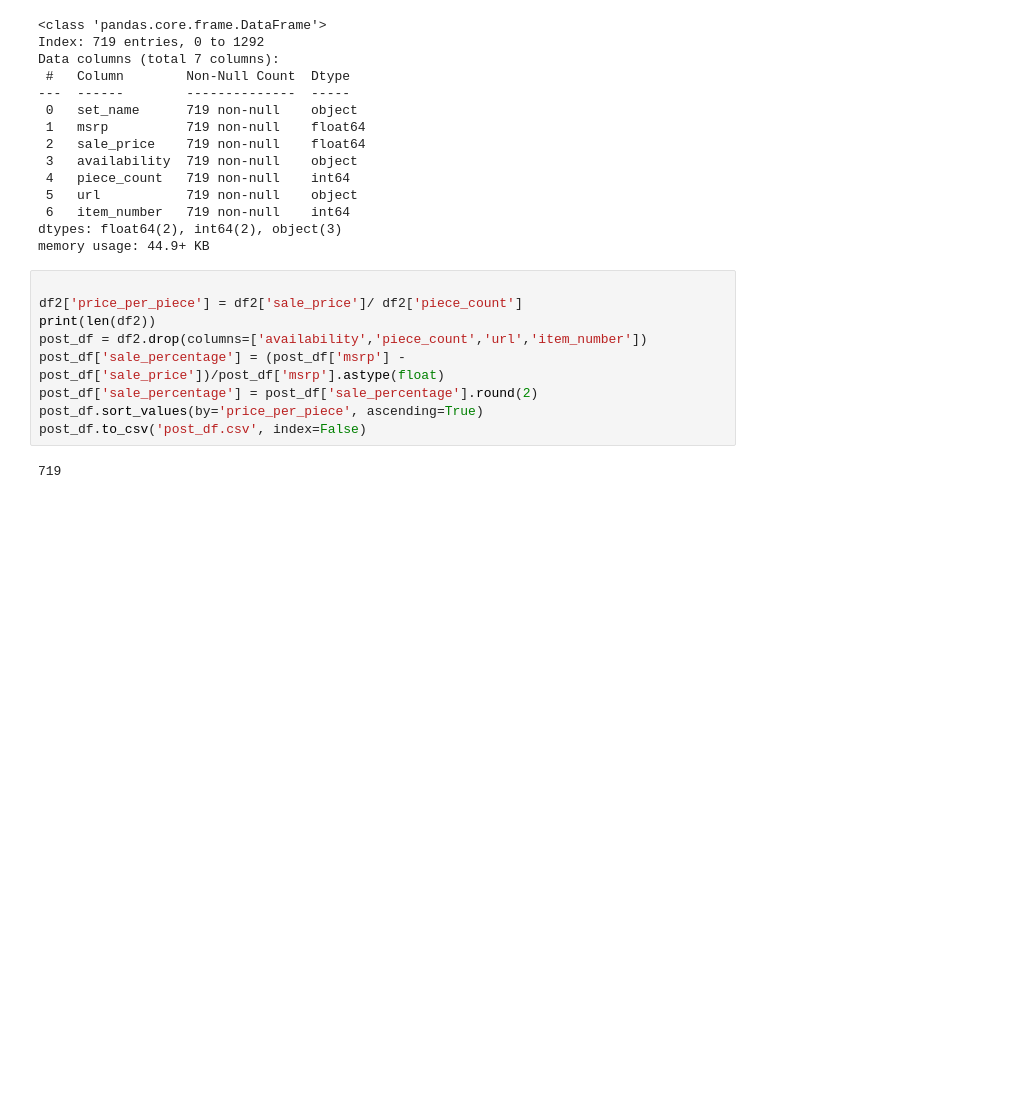
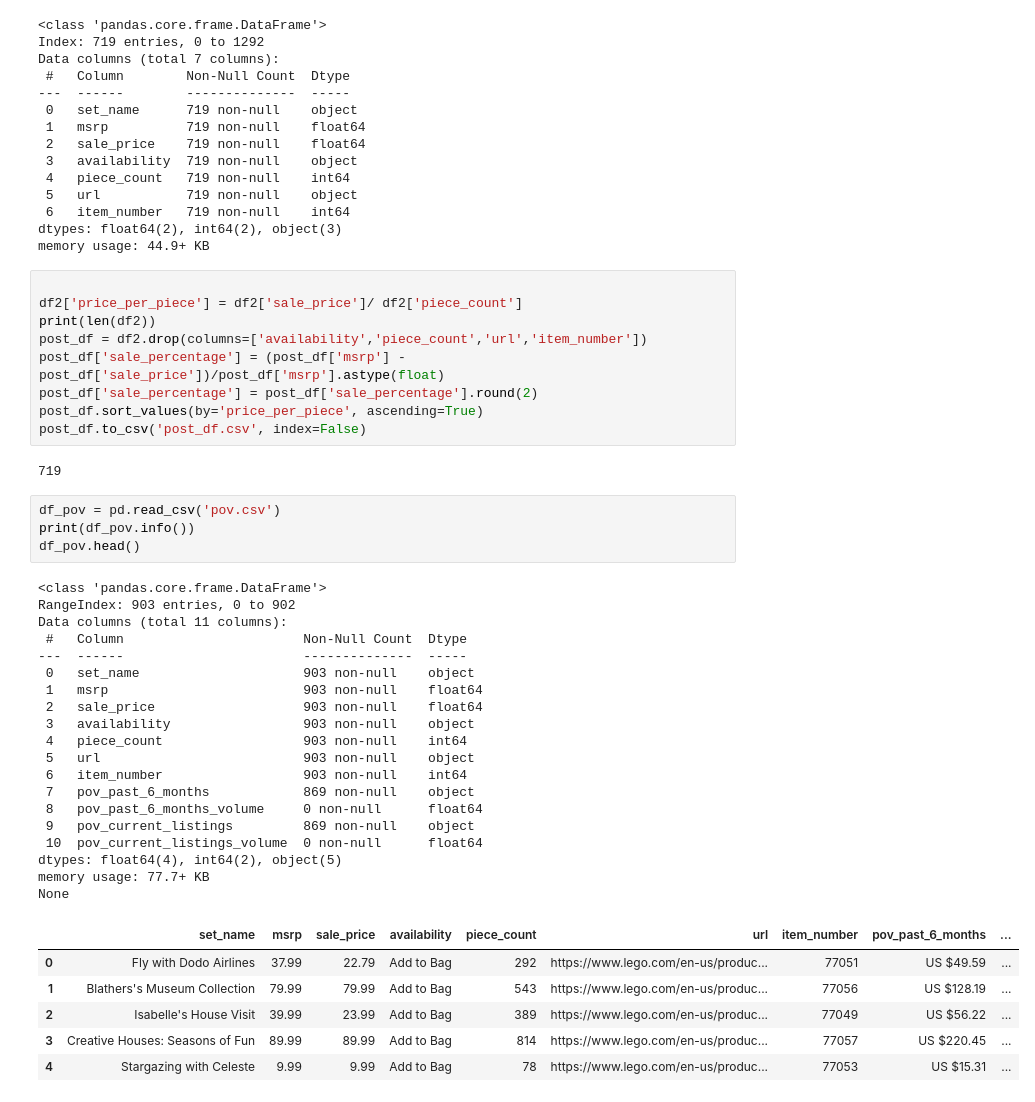
Before and after one commit to CharlieSaid/DataWeapons, a Jupyter notebook: lego_data_analysis.ipynb, the cells around one changed output. Cells and saved outputs as stored; diff of their text form; blank space fills up the shorter version.

```diff
--- a/lego_data_analysis.ipynb
+++ b/lego_data_analysis.ipynb
@@ -100,4 +100,34 @@ post_df.sort_values(by='price_per_piece', ascending=True)
 post_df.to_csv('post_df.csv', index=False)
 # %% [output]
 719
+# %%
+df_pov = pd.read_csv('pov.csv')
+print(df_pov.info())
+df_pov.head()
+# %% [output]
+<class 'pandas.core.frame.DataFrame'>
+RangeIndex: 903 entries, 0 to 902
+Data columns (total 11 columns):
+ #   Column                       Non-Null Count  Dtype
+---  ------                       --------------  -----
+ 0   set_name                     903 non-null    object
+ 1   msrp                         903 non-null    float64
+ 2   sale_price                   903 non-null    float64
+ 3   availability                 903 non-null    object
+ 4   piece_count                  903 non-null    int64
+ 5   url                          903 non-null    object
+ 6   item_number                  903 non-null    int64
+ 7   pov_past_6_months            869 non-null    object
+ 8   pov_past_6_months_volume     0 non-null      float64
+ 9   pov_current_listings         869 non-null    object
+ 10  pov_current_listings_volume  0 non-null      float64
+dtypes: float64(4), int64(2), object(5)
+memory usage: 77.7+ KB
+None
+|  | set_name | msrp | sale_price | availability | piece_count | url | item_number | pov_past_6_months | ... |
+| 0 | Fly with Dodo Airlines | 37.99 | 22.79 | Add to Bag | 292 | https://www.lego.com/en-us/produc... | 77051 | US $49.59 | ... |
+| 1 | Blathers's Museum Collection | 79.99 | 79.99 | Add to Bag | 543 | https://www.lego.com/en-us/produc... | 77056 | US $128.19 | ... |
+| 2 | Isabelle's House Visit | 39.99 | 23.99 | Add to Bag | 389 | https://www.lego.com/en-us/produc... | 77049 | US $56.22 | ... |
+| 3 | Creative Houses: Seasons of Fun | 89.99 | 89.99 | Add to Bag | 814 | https://www.lego.com/en-us/produc... | 77057 | US $220.45 | ... |
+| 4 | Stargazing with Celeste | 9.99 | 9.99 | Add to Bag | 78 | https://www.lego.com/en-us/produc... | 77053 | US $15.31 | ... |
 # %%
```
Also changed, not shown: parts of 1 cell of this notebook, 3 other files.
